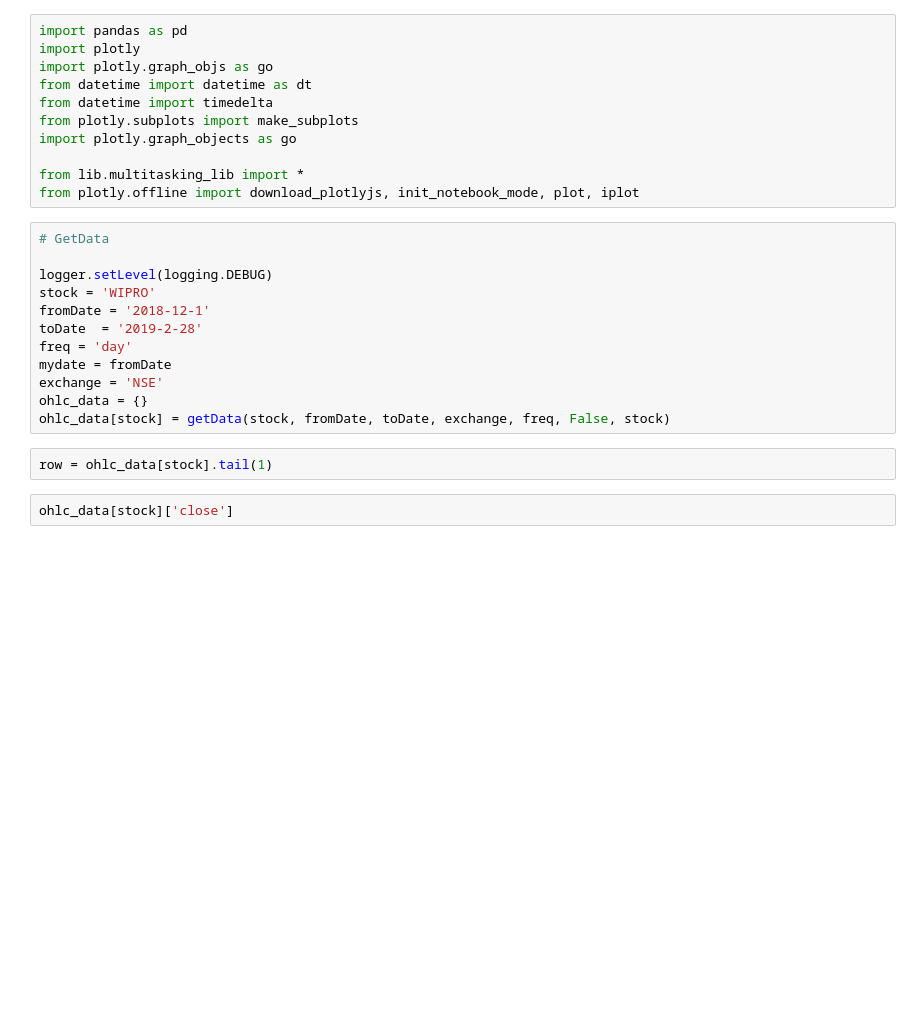
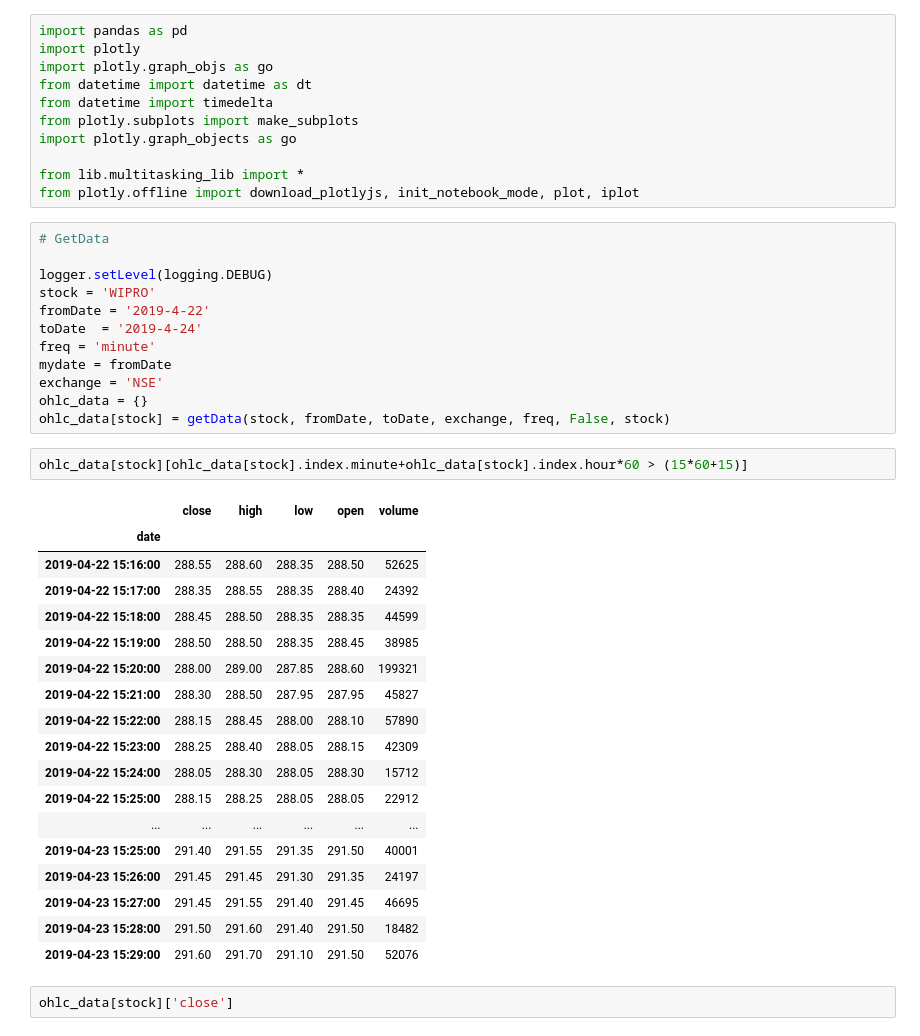
Before and after one commit to suhansaha/algotrader, a Jupyter notebook: src/freedom_v2_unit_test.ipynb, the cells around one changed output. Cells and saved outputs as stored; diff of their text form; blank space fills up the shorter version.

```diff
--- a/src/freedom_v2_unit_test.ipynb
+++ b/src/freedom_v2_unit_test.ipynb
@@ -291,15 +291,34 @@ from plotly.offline import download_plotlyjs, init_notebook_mode, plot, iplot
 
 logger.setLevel(logging.DEBUG)
 stock = 'WIPRO'
-fromDate = '2018-12-1'
-toDate  = '2019-2-28'
-freq = 'day'
+fromDate = '2019-4-22'
+toDate  = '2019-4-24'
+freq = 'minute'
 mydate = fromDate
 exchange = 'NSE'
 ohlc_data = {}
 ohlc_data[stock] = getData(stock, fromDate, toDate, exchange, freq, False, stock)
-# %%
-row = ohlc_data[stock].tail(1)
+# %%
+ohlc_data[stock][ohlc_data[stock].index.minute+ohlc_data[stock].index.hour*60 > (15*60+15)]
+# %% [output]
+|  | close | high | low | open | volume |
+| date |  |  |  |  |  |
+| 2019-04-22 15:16:00 | 288.55 | 288.60 | 288.35 | 288.50 | 52625 |
+| 2019-04-22 15:17:00 | 288.35 | 288.55 | 288.35 | 288.40 | 24392 |
+| 2019-04-22 15:18:00 | 288.45 | 288.50 | 288.35 | 288.35 | 44599 |
+| 2019-04-22 15:19:00 | 288.50 | 288.50 | 288.35 | 288.45 | 38985 |
+| 2019-04-22 15:20:00 | 288.00 | 289.00 | 287.85 | 288.60 | 199321 |
+| 2019-04-22 15:21:00 | 288.30 | 288.50 | 287.95 | 287.95 | 45827 |
+| 2019-04-22 15:22:00 | 288.15 | 288.45 | 288.00 | 288.10 | 57890 |
+| 2019-04-22 15:23:00 | 288.25 | 288.40 | 288.05 | 288.15 | 42309 |
+| 2019-04-22 15:24:00 | 288.05 | 288.30 | 288.05 | 288.30 | 15712 |
+| 2019-04-22 15:25:00 | 288.15 | 288.25 | 288.05 | 288.05 | 22912 |
+| ... | ... | ... | ... | ... | ... |
+| 2019-04-23 15:25:00 | 291.40 | 291.55 | 291.35 | 291.50 | 40001 |
+| 2019-04-23 15:26:00 | 291.45 | 291.45 | 291.30 | 291.35 | 24197 |
+| 2019-04-23 15:27:00 | 291.45 | 291.55 | 291.40 | 291.45 | 46695 |
+| 2019-04-23 15:28:00 | 291.50 | 291.60 | 291.40 | 291.50 | 18482 |
+| 2019-04-23 15:29:00 | 291.60 | 291.70 | 291.10 | 291.50 | 52076 |
 # %%
 ohlc_data[stock]['close']
 # %% [output]
```
Also changed, not shown: parts of 18 cells of this notebook, 3 other files.
